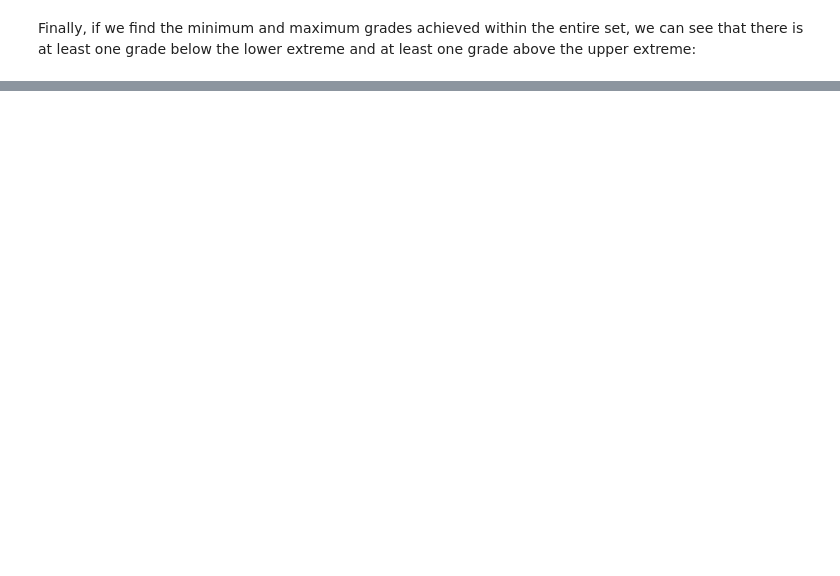
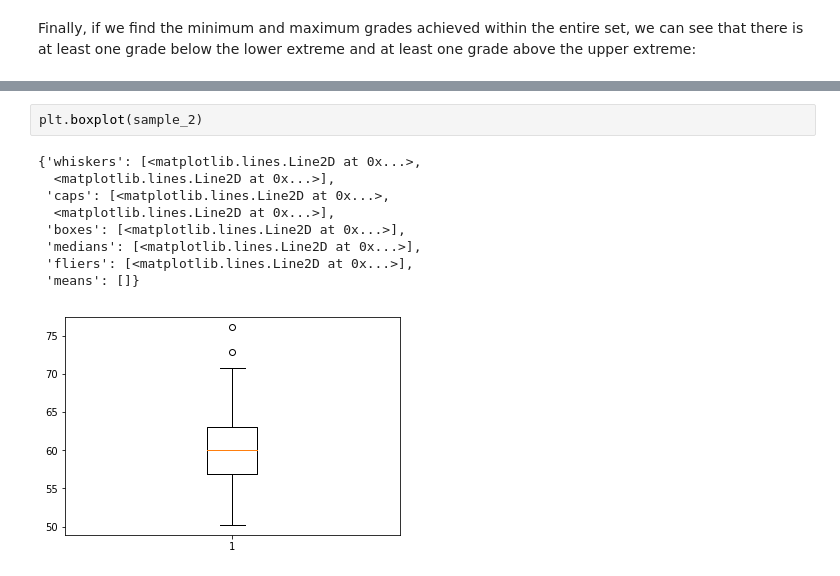
Before and after one commit to rhiggins2308/box-plot, a Jupyter notebook: box plot.ipynb, the cells around one changed output, grey strips where cells are left out. Saved outputs shown, nothing was run; the diff lists cells and outputs as text; blank space fills up the shorter version.

```diff
--- a/box plot.ipynb
+++ b/box plot.ipynb
@@ -80,0 +102,12 @@ plt.boxplot(sample)
+# %%
+plt.boxplot(sample_2)
+# %% [output]
+{'whiskers': [<matplotlib.lines.Line2D at 0x...>,
+  <matplotlib.lines.Line2D at 0x...>],
+ 'caps': [<matplotlib.lines.Line2D at 0x...>,
+  <matplotlib.lines.Line2D at 0x...>],
+ 'boxes': [<matplotlib.lines.Line2D at 0x...>],
+ 'medians': [<matplotlib.lines.Line2D at 0x...>],
+ 'fliers': [<matplotlib.lines.Line2D at 0x...>],
+ 'means': []}
+[figure, added]
```
Also changed, not shown: parts of 15 cells of this notebook.
